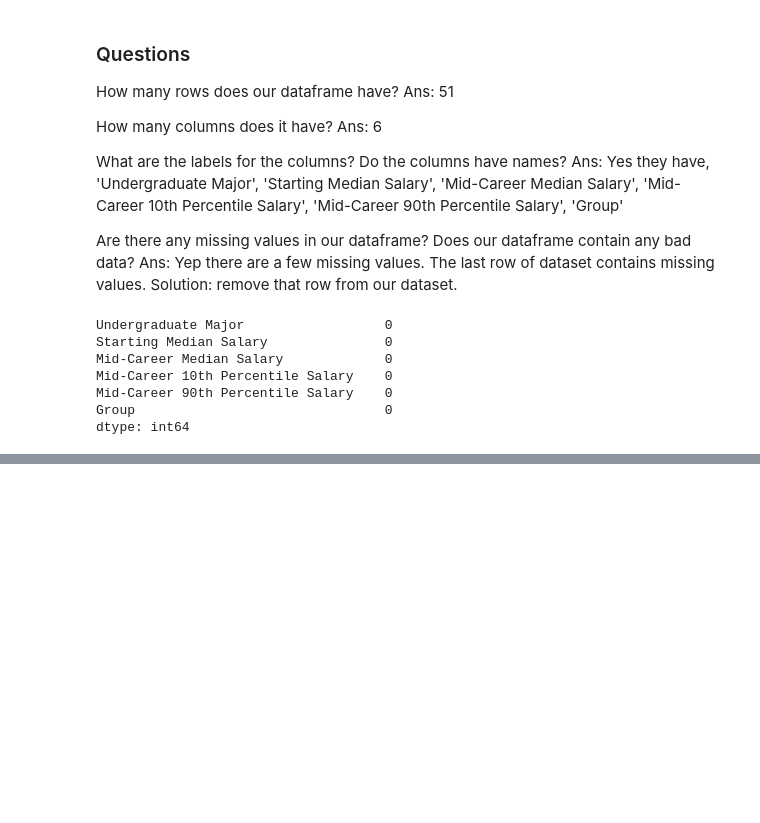
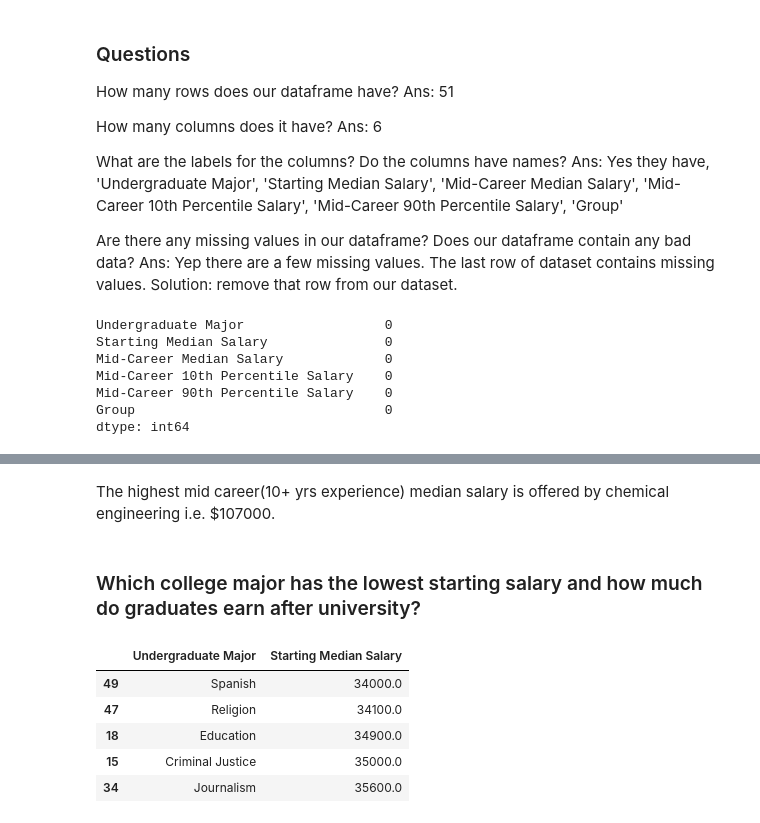
Before and after one commit to M-Awwab-Khan/college-major-data-exploration, a Jupyter notebook: College_Major_Data_Exploration_Pandas.ipynb, the cells around one changed output, grey strips where cells are left out. Drawn from its saved outputs; the diff is of its cells as text; code cells hidden in the pictures; blank space fills up the shorter version.

```diff
--- a/College_Major_Data_Exploration_Pandas.ipynb
+++ b/College_Major_Data_Exploration_Pandas.ipynb
@@ -84,0 +114,15 @@ dtype: int64
+# %% [markdown]
+The highest mid career(10+ yrs experience) median salary is offered by chemical engineering i.e. $107000.
+# %% [markdown]
+### Which college major has the lowest starting salary and how much do graduates earn after university?
+# %%
+cleaned[['Undergraduate Major', 'Starting Median Salary']]\
+.sort_values(by='Starting Median Salary')\
+.head()
+# %% [output]
+|  | Undergraduate Major | Starting Median Salary |
+| 49 | Spanish | 34000.0 |
+| 47 | Religion | 34100.0 |
+| 18 | Education | 34900.0 |
+| 15 | Criminal Justice | 35000.0 |
+| 34 | Journalism | 35600.0 |
```
Also changed, not shown: parts of 9 cells of this notebook.
